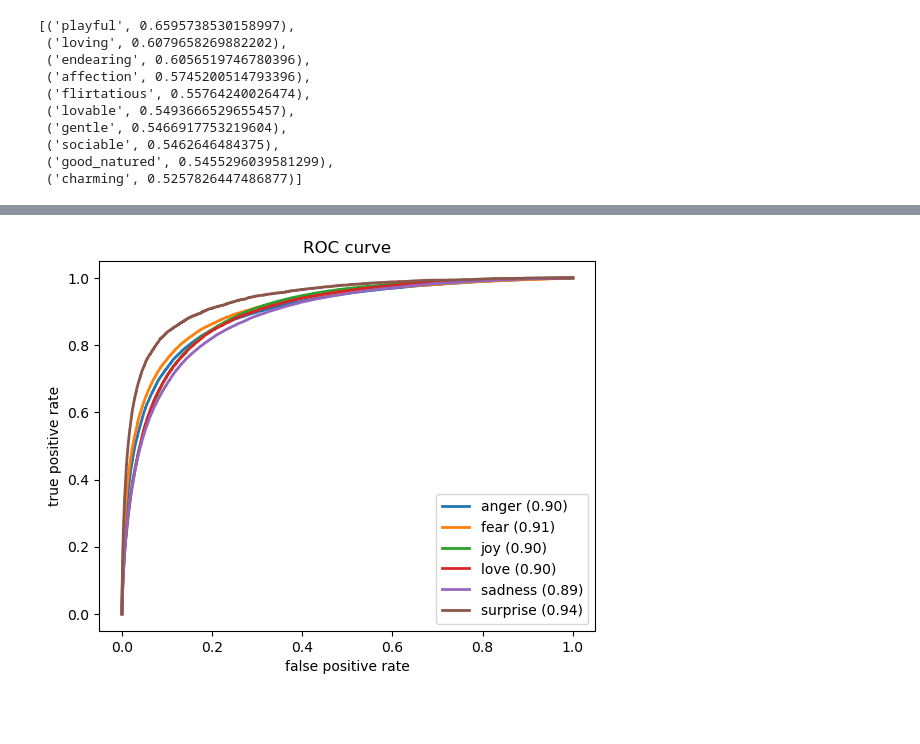
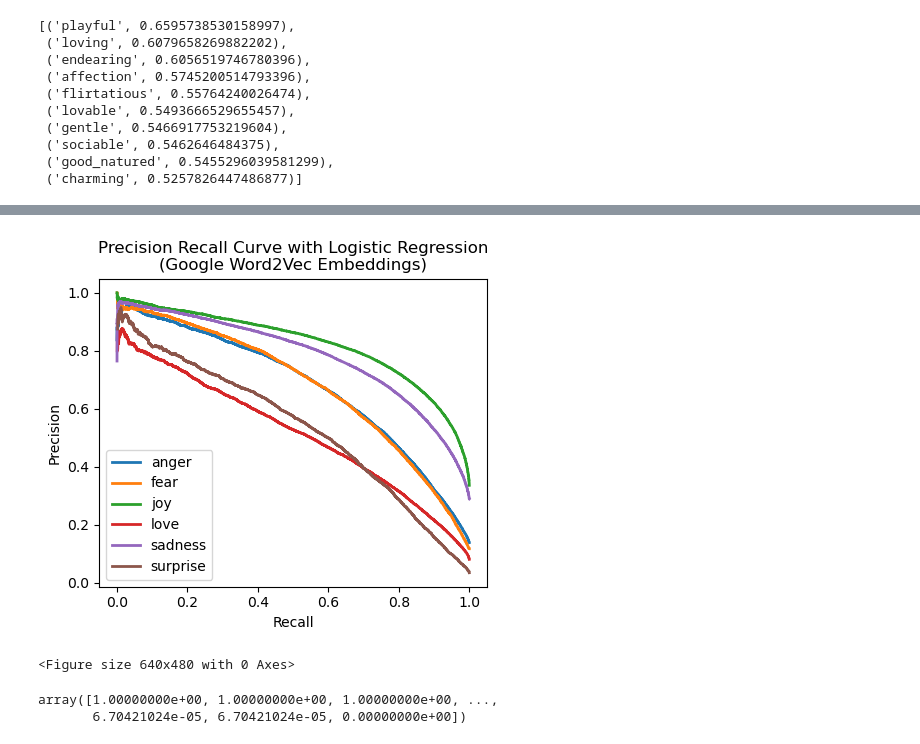
Before and after one commit to garimasc/emotional_classification, a Jupyter notebook: nb/word2vec.ipynb, the cells around one changed output, grey strips where cells are left out. Cells and saved outputs as stored; diff of their text form; code cells hidden in the pictures; blank space fills up the shorter version.

Commit message:
save w2v precision recall curve

```diff
--- a/nb/word2vec.ipynb
+++ b/nb/word2vec.ipynb
@@ -58,7 +58,7 @@ emotions
 # %%
 # split into train and test dataset. Use only 100k samples to train and use the rest as test
 X_train,X_test, y_train, y_test = train_test_split(data['process_text'], data['label'], random_state=0,
-                                                   train_size= int(1e5), stratify= data['label'])
+                                                   train_size= int(1.5e5), stratify= data['label'])
 # %%
 def preprocess(X, remove_stopwords= False):
     w2v_data = []
@@ -88,5 +88,5 @@ model.wv.most_similar('affectionate')
 # %%
-goog_wordvecs = KeyedVectors.load_word2vec_format('GoogleNews-vectors-negative300.bin', binary=True, limit=100000)
+goog_wordvecs = KeyedVectors.load_word2vec_format('../GoogleNews-vectors-negative300.bin', binary=True, limit=100000)
 print([key for key, value in goog_wordvecs.key_to_index.items() if 'affection' in key])
 goog_wordvecs.most_similar('affectionate')
 # %% [output]
@@ -296,21 +260,28 @@ axs[1].set_title("Using custom Word2Vec Model");
 # %%
-y_test_oe = label_binarize(y_test, classes= emotions)
-y_pred_oe = pipe_logreg.predict_proba(X_test)
+y_test_oe = label_binarize(y_test[:-500], classes= emotions)
+y_pred_oe = pipe_logreg.predict_proba(X_test[:-500])
 # %%
 # roc curve
-fpr = dict()
-tpr = dict()
+precision = dict()
+recall = dict()
 
+plt.figure(figsize= (5,4))
 for i in range(len(emotions)):
-    fpr[i], tpr[i], _ = roc_curve(y_test_oe[:, i],
+    precision[i], recall[i], _ = precision_recall_curve(y_test_oe[:, i],
                                   y_pred_oe[:, i])
-    auc = roc_auc_score(y_test_oe[:, i],y_pred_oe[:, i])
-    plt.plot(fpr[i], tpr[i], lw=2, label= f"{emotions[i]} ({auc:0.2f})")
+    plt.plot(recall[i].tolist()[:-15], precision[i].tolist()[:-15], lw=2, label= f"{emotions[i]}")
 
-plt.xlabel("false positive rate")
-plt.ylabel("true positive rate")
+plt.xlabel("Recall")
+plt.ylabel("Precision")
 plt.legend(loc="best")
-plt.title("ROC curve")
+plt.title("Precision Recall Curve with Logistic Regression\n(Google Word2Vec Embeddings)", fontsize= 12)
 plt.show()
+plt.savefig("../images/w2v_logreg_precision_recall.png")
 # %% [output]
-[figure, old version]
+[figure, new version]
+<Figure size 640x480 with 0 Axes>
+# %%
+recall[3]
+# %% [output]
+array([1.00000000e+00, 1.00000000e+00, 1.00000000e+00, ...,
+       6.70421024e-05, 6.70421024e-05, 0.00000000e+00])
```
Also changed, not shown: parts of 10 cells of this notebook, 1 other file.
